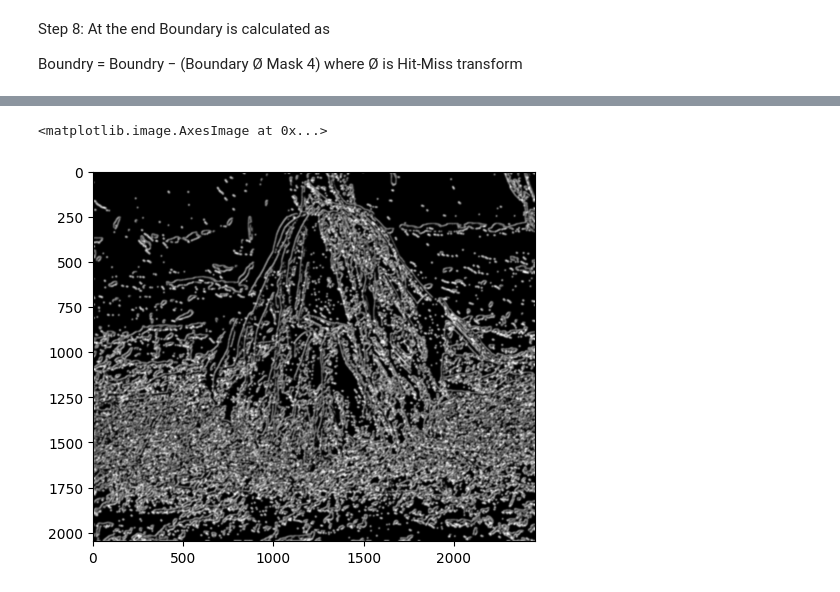
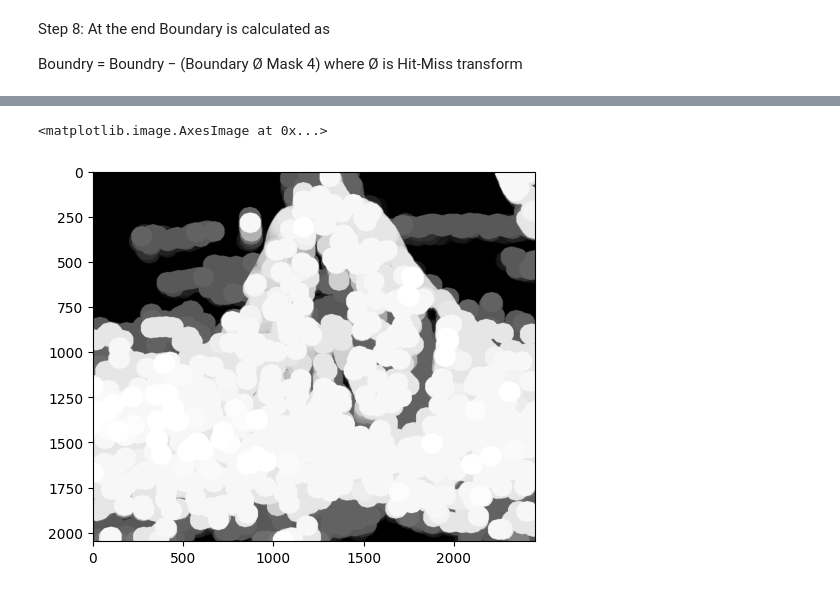
Before and after one commit to KopiousKarp/code_notebooks, a Jupyter notebook: braceroot_plantcv/novel_edge_detection_algorithm.ipynb, the cells around one changed output, grey strips where cells are left out. Drawn from its saved outputs; the diff is of its cells as text; code cells hidden in the pictures.

```diff
--- a/braceroot_plantcv/novel_edge_detection_algorithm.ipynb
+++ b/braceroot_plantcv/novel_edge_detection_algorithm.ipynb
@@ -114,6 +115,41 @@ plt.imshow(binary_image,cmap="Greys_r")
-# %%
-thresh = cv2.GaussianBlur(binary_image,(25,25),0)
-plt.imshow(thresh,cmap="Greys_r")
-# %% [output]
-<matplotlib.image.AxesImage at 0x...>
-[figure, removed]
+# %%
+def bwareaopen(img, min_size, connectivity=8):
+        """Remove small objects from binary image (approximation of
+        bwareaopen in Matlab for 2D images).
+
+        Args:
+            img: a binary image (dtype=uint8) to remove small objects from
+            min_size: minimum size (in pixels) for an object to remain in the image
+            connectivity: Pixel connectivity; either 4 (connected via edges) or 8 (connected via edges and corners).
+
+        Returns:
+            the binary image with small objects removed
+        """
+
+        # Find all connected components (called here "labels")
+        num_labels, labels, stats, centroids = cv2.connectedComponentsWithStats(
+            img, connectivity=connectivity)
+
+        # check size of all connected components (area in pixels)
+        for i in range(num_labels):
+            label_size = stats[i, cv2.CC_STAT_AREA]
+
+            # remove connected components smaller than min_size
+            if label_size < min_size:
+                img[labels == i] = 0
+
+        return img
+# %%
+kernel = cv2.getStructuringElement(cv2.MORPH_ELLIPSE,(15,15))
+mikasa = boundary
+mikasa = cv2.morphologyEx(mikasa, cv2.MORPH_TOPHAT, kernel)
+mikasa = cv2.morphologyEx(mikasa, cv2.MORPH_GRADIENT, kernel)
+mikasa = bwareaopen(mikasa, 1000)
+mikasa = cv2.morphologyEx(mikasa, cv2.MORPH_CLOSE, kernel)
+mikasa = bwareaopen(mikasa, 5000)
+mikasa = cv2.dilate(mikasa,kernel,iterations = 7)
+
+plt.imshow(mikasa,cmap="Greys_r")
+# %% [output]
+<matplotlib.image.AxesImage at 0x...>
+[figure, added]
```
Also changed, not shown: parts of 3 cells of this notebook, 2 other files.
